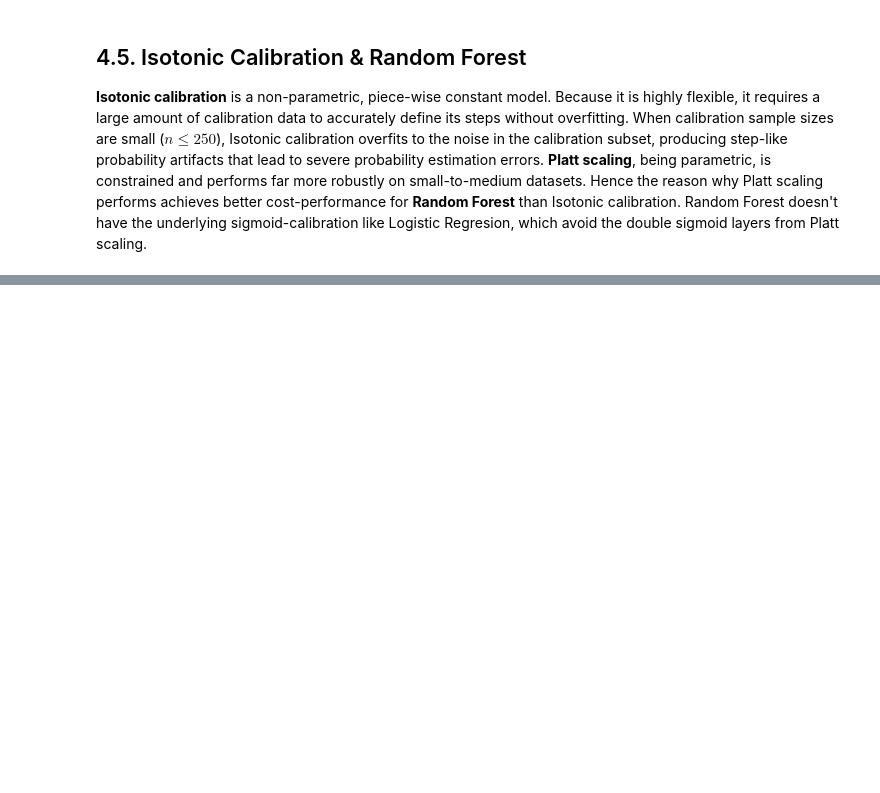
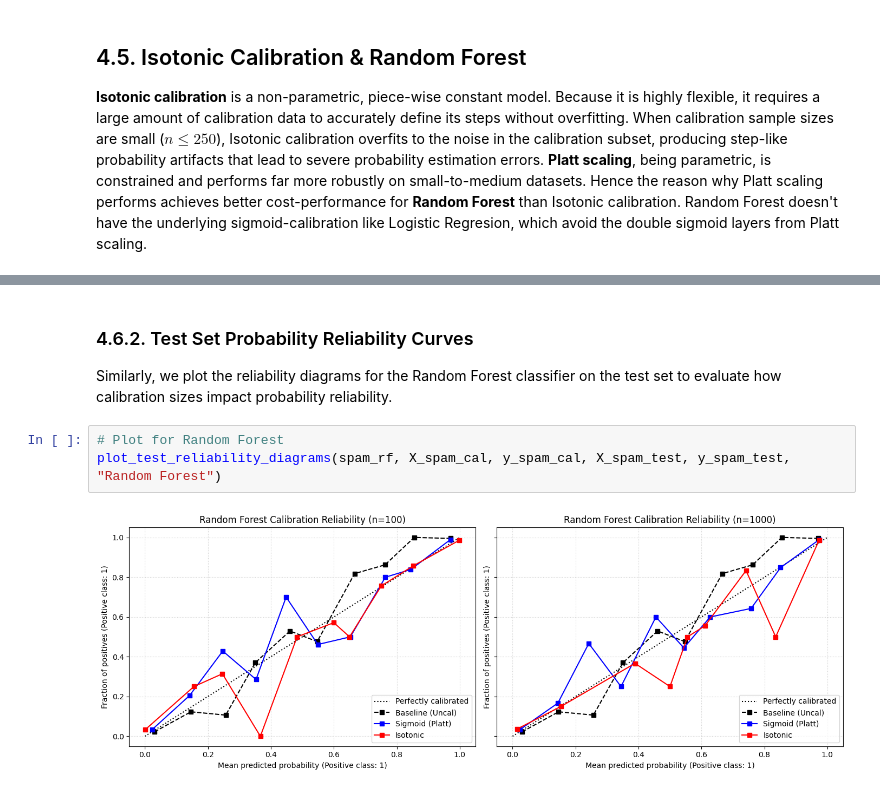
Before and after one commit to SKJ39/Probability-Recalibration, a Jupyter notebook: proj_5420.ipynb, the cells around one changed output, grey strips where cells are left out. Saved outputs shown, nothing was run; the diff lists cells and outputs as text; blank space fills up the shorter version.

```diff
--- a/proj_5420.ipynb
+++ b/proj_5420.ipynb
@@ -754,0 +963,9 @@ By aligning the 95% group-paired bootstrap confidence intervals for the cost dif
+# %% [markdown]
+### 4.6.2. Test Set Probability Reliability Curves
+
+Similarly, we plot the reliability diagrams for the Random Forest classifier on the test set to evaluate how calibration sizes impact probability reliability.
+# %%
+# Plot for Random Forest
+plot_test_reliability_diagrams(spam_rf, X_spam_cal, y_spam_cal, X_spam_test, y_spam_test, "Random Forest")
+# %% [output]
+[figure, added]
```
Also changed, not shown: parts of 14 cells of this notebook.
